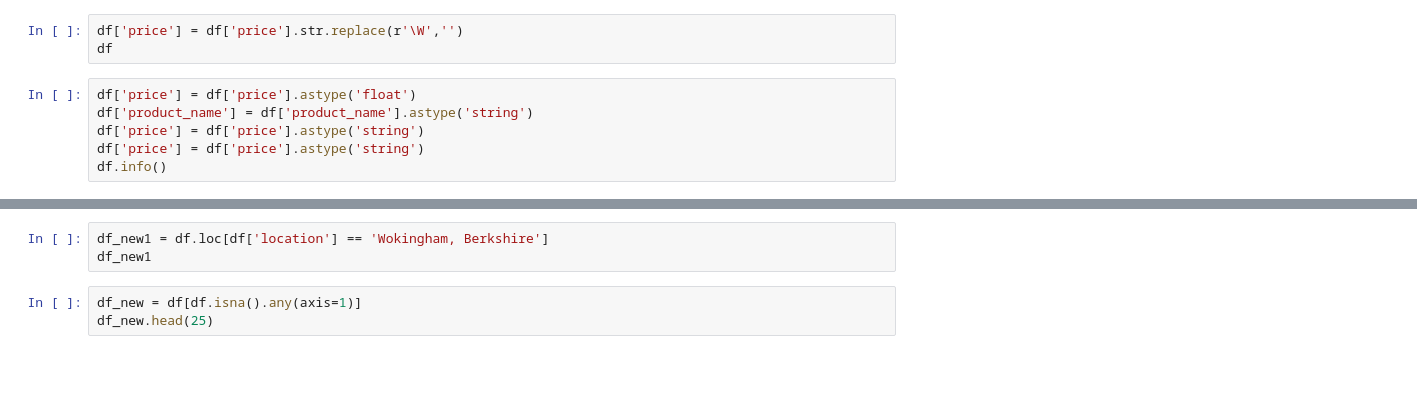
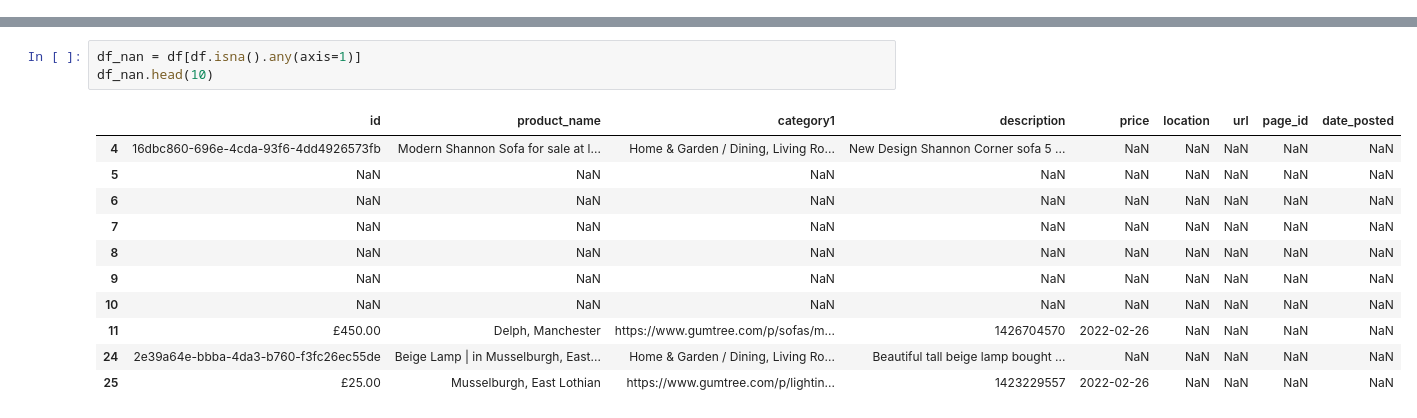
Before and after one commit to mo-sra100/Machine-learning-recommendation-system, a Jupyter notebook: clean_tabular_data.ipynb, the cells around one changed output, grey strips where cells are left out. Saved outputs shown, nothing was run; the diff lists cells and outputs as text; blank space fills up the shorter version.

```diff
--- a/clean_tabular_data.ipynb
+++ b/clean_tabular_data.ipynb
@@ -14,9 +43,0 @@ pd.set_option('display.max_columns', None)
-# %%
-df['price'] = df['price'].str.replace(r'\W','')
-df
-# %%
-df['price'] = df['price'].astype('float')
-df['product_name'] = df['product_name'].astype('string')
-df['price'] = df['price'].astype('string')
-df['price'] = df['price'].astype('string')
-df.info()
@@ -31,8 +74,17 @@ df.head(15)
-# %%
-df_new1 = df.loc[df['location'] == 'Wokingham, Berkshire']
-df_new1
 # %%
-df_new = df[df.isna().any(axis=1)]
-df_new.head(25)
+df_nan = df[df.isna().any(axis=1)]
+df_nan.head(10)
+# %% [output]
+|  | id | product_name | category1 | description | price | location | url | page_id | date_posted |
+| 4 | 16dbc860-696e-4cda-93f6-4dd4926573fb | Modern Shannon Sofa for sale at l... | Home & Garden / Dining, Living Ro... | New Design Shannon Corner sofa 5 ... | NaN | NaN | NaN | NaN | NaN |
+| 5 | NaN | NaN | NaN | NaN | NaN | NaN | NaN | NaN | NaN |
+| 6 | NaN | NaN | NaN | NaN | NaN | NaN | NaN | NaN | NaN |
+| 7 | NaN | NaN | NaN | NaN | NaN | NaN | NaN | NaN | NaN |
+| 8 | NaN | NaN | NaN | NaN | NaN | NaN | NaN | NaN | NaN |
+| 9 | NaN | NaN | NaN | NaN | NaN | NaN | NaN | NaN | NaN |
+| 10 | NaN | NaN | NaN | NaN | NaN | NaN | NaN | NaN | NaN |
+| 11 | £450.00 | Delph, Manchester | https://www.gumtree.com/p/sofas/m... | 1426704570 | 2022-02-26 | NaN | NaN | NaN | NaN |
+| 24 | 2e39a64e-bbba-4da3-b760-f3fc26ec55de | Beige Lamp | in Musselburgh, East... | Home & Garden / Dining, Living Ro... | Beautiful tall beige lamp bought ... | NaN | NaN | NaN | NaN | NaN |
+| 25 | £25.00 | Musselburgh, East Lothian | https://www.gumtree.com/p/lightin... | 1423229557 | 2022-02-26 | NaN | NaN | NaN | NaN |
 # %%
 msno.matrix(df)
```
Also changed, not shown: parts of 21 cells of this notebook, 3 other files.
